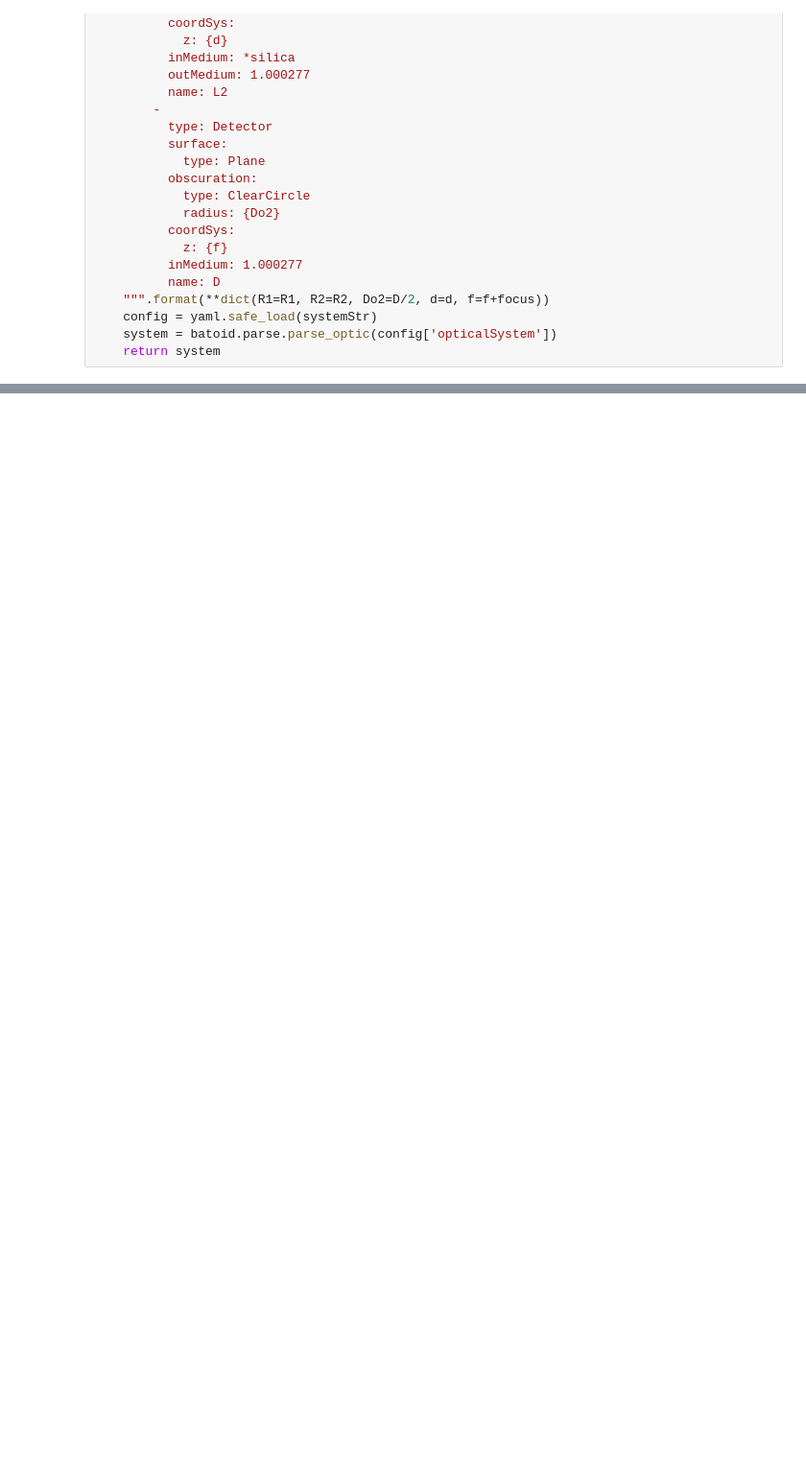
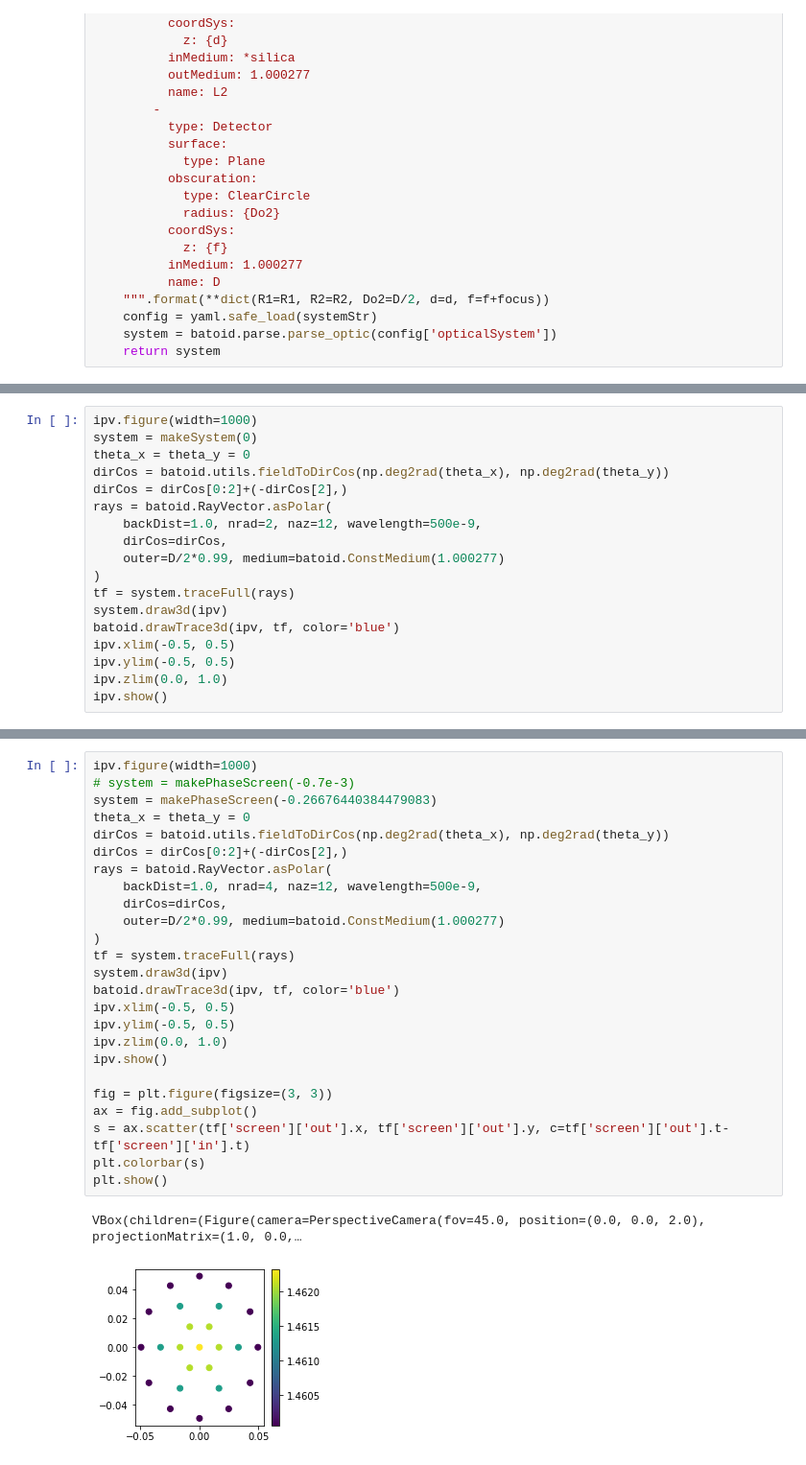
Before and after one commit to jmeyers314/batoid, a Jupyter notebook: notebook/Thin Lens.ipynb, the cells around one changed output, grey strips where cells are left out. Shown: that part at 96% size. Saved outputs shown, nothing was run; the diff lists cells and outputs as text; blank space fills up the shorter version.

```diff
--- a/notebook/Thin Lens.ipynb
+++ b/notebook/Thin Lens.ipynb
@@ -110,0 +123,18 @@ def spot(theta_x, theta_y, wavelength, focus):
+# %%
+ipv.figure(width=1000)
+system = makeSystem(0)
+theta_x = theta_y = 0
+dirCos = batoid.utils.fieldToDirCos(np.deg2rad(theta_x), np.deg2rad(theta_y))
+dirCos = dirCos[0:2]+(-dirCos[2],)
+rays = batoid.RayVector.asPolar(
+    backDist=1.0, nrad=2, naz=12, wavelength=500e-9,
+    dirCos=dirCos,
+    outer=D/2*0.99, medium=batoid.ConstMedium(1.000277)
+)
+tf = system.traceFull(rays)
+system.draw3d(ipv)
+batoid.drawTrace3d(ipv, tf, color='blue')
+ipv.xlim(-0.5, 0.5)
+ipv.ylim(-0.5, 0.5)
+ipv.zlim(0.0, 1.0)
+ipv.show()
@@ -110,0 +185,28 @@ def spot(theta_x, theta_y, wavelength, focus):
+# %%
+ipv.figure(width=1000)
+# system = makePhaseScreen(-0.7e-3)
+system = makePhaseScreen(-0.26676440384479083)
+theta_x = theta_y = 0
+dirCos = batoid.utils.fieldToDirCos(np.deg2rad(theta_x), np.deg2rad(theta_y))
+dirCos = dirCos[0:2]+(-dirCos[2],)
+rays = batoid.RayVector.asPolar(
+    backDist=1.0, nrad=4, naz=12, wavelength=500e-9,
+    dirCos=dirCos,
+    outer=D/2*0.99, medium=batoid.ConstMedium(1.000277)
+)
+tf = system.traceFull(rays)
+system.draw3d(ipv)
+batoid.drawTrace3d(ipv, tf, color='blue')
+ipv.xlim(-0.5, 0.5)
+ipv.ylim(-0.5, 0.5)
+ipv.zlim(0.0, 1.0)
+ipv.show()
+
+fig = plt.figure(figsize=(3, 3))
+ax = fig.add_subplot()
+s = ax.scatter(tf['screen']['out'].x, tf['screen']['out'].y, c=tf['screen']['out'].t-tf['screen']['in'].t)
+plt.colorbar(s)
+plt.show()
+# %% [output]
+VBox(children=(Figure(camera=PerspectiveCamera(fov=45.0, position=(0.0, 0.0, 2.0), projectionMatrix=(1.0, 0.0,…
+[figure, added]
```
Also changed, not shown: parts of 8 cells of this notebook, 3 other files.
